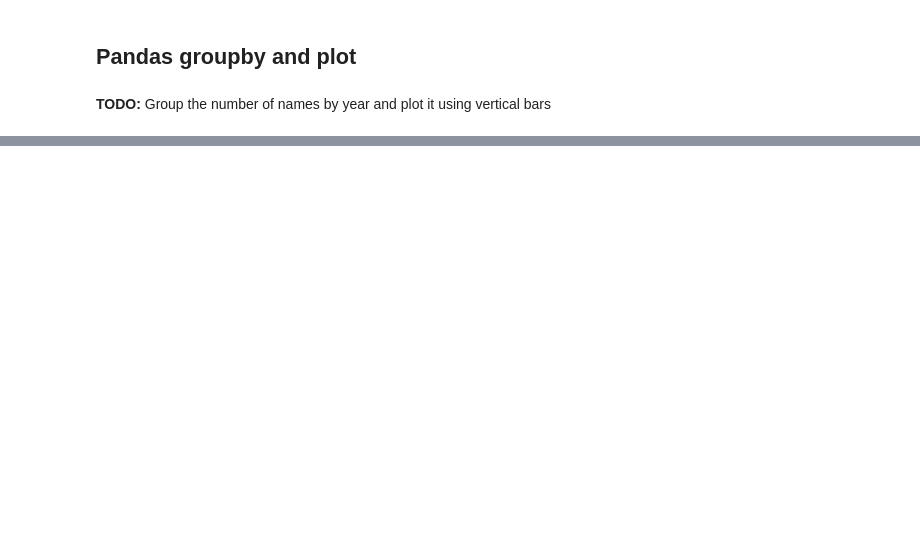
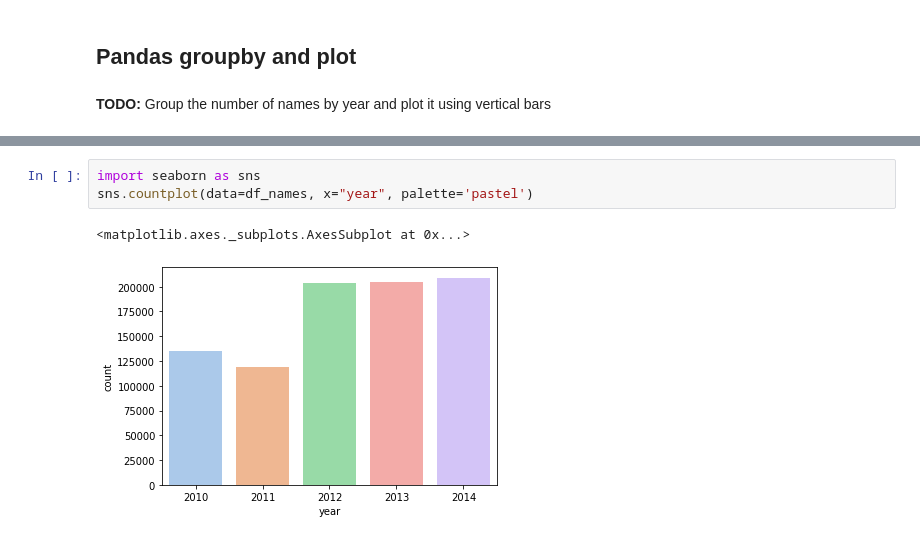
Before and after one commit to fefo716/AnyoneAI, a Jupyter notebook: Practice_Python_NumPy_Pandas.ipynb, the cells around one changed output, grey strips where cells are left out. Saved outputs shown, nothing was run; the diff lists cells and outputs as text; blank space fills up the shorter version.

```diff
--- a/Practice_Python_NumPy_Pandas.ipynb
+++ b/Practice_Python_NumPy_Pandas.ipynb
@@ -1177,0 +1243,6 @@ Name: amount, Length: 871495, dtype: bool
+# %%
+import seaborn as sns
+sns.countplot(data=df_names, x="year", palette='pastel')
+# %% [output]
+<matplotlib.axes._subplots.AxesSubplot at 0x...>
+[figure, added]
```
Also changed, not shown: parts of 24 cells of this notebook.
